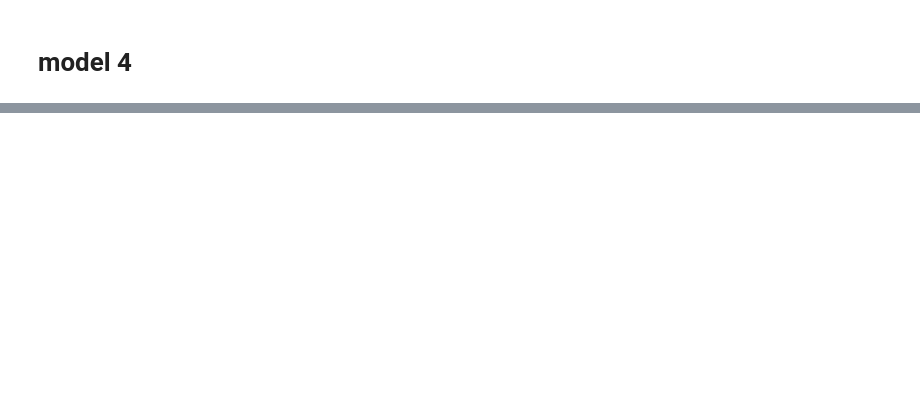
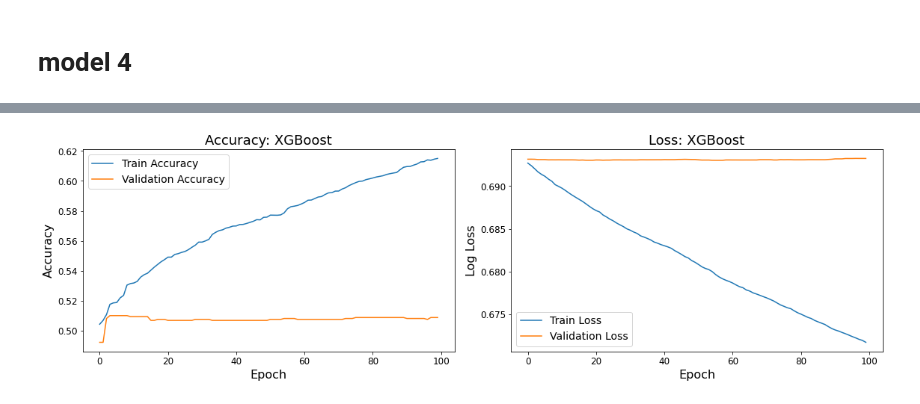
Before and after one commit to rcghpge/version-cv, a Jupyter notebook: notebooks/model4.ipynb, the cells around one changed output, grey strips where cells are left out. Cells and saved outputs as stored; diff of their text form; code cells hidden in the pictures; blank space fills up the shorter version.

```diff
--- a/notebooks/model4.ipynb
+++ b/notebooks/model4.ipynb
@@ -36,0 +144,42 @@ Successfully installed graphviz-0.21
+# %%
+import matplotlib.pyplot as plt
+
+# Pull results from model evals
+results = model.evals_result()
+
+train_loss = results['validation_0']['logloss']
+val_loss = results['validation_1']['logloss']
+
+if 'error' in results['validation_0']:
+    train_error = results['validation_0']['error']
+    val_error = results['validation_1']['error']
+    train_acc = [1 - e for e in train_error]
+    val_acc = [1 - e for e in val_error]
+else:
+    train_acc = val_acc = None  # No accuracy tracked
+
+# Generate plots
+plt.figure(figsize=(16, 5))
+if train_acc and val_acc:
+    plt.subplot(1, 2, 1)
+    plt.plot(train_acc, label='Train Accuracy')
+    plt.plot(val_acc, label='Validation Accuracy')
+    plt.title('Accuracy: XGBoost')
+    plt.xlabel('Epoch')
+    plt.ylabel('Accuracy')
+    plt.legend()
+else:
+    print("Note: Accuracy not tracked. Set eval_metric=['logloss', 'error'] to include it.")
+
+plt.subplot(1, 2, 2)
+plt.plot(train_loss, label='Train Loss')
+plt.plot(val_loss, label='Validation Loss')
+plt.title('Loss: XGBoost')
+plt.xlabel('Epoch')
+plt.ylabel('Log Loss')
+plt.legend()
+
+plt.tight_layout()
+plt.show()
+# %% [output]
+[figure, added]
```
Also changed, not shown: parts of 17 cells of this notebook, 2 other files.
